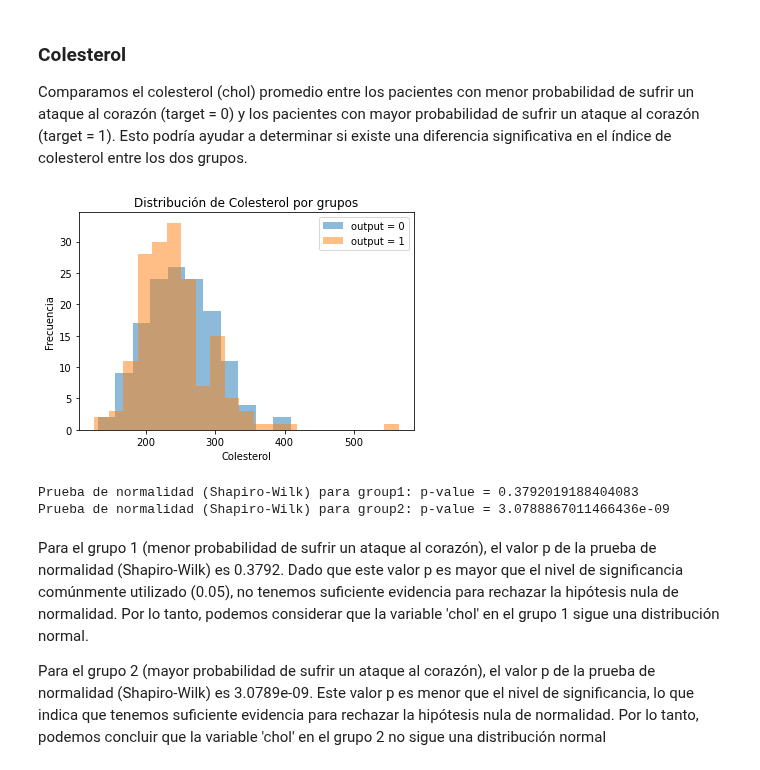
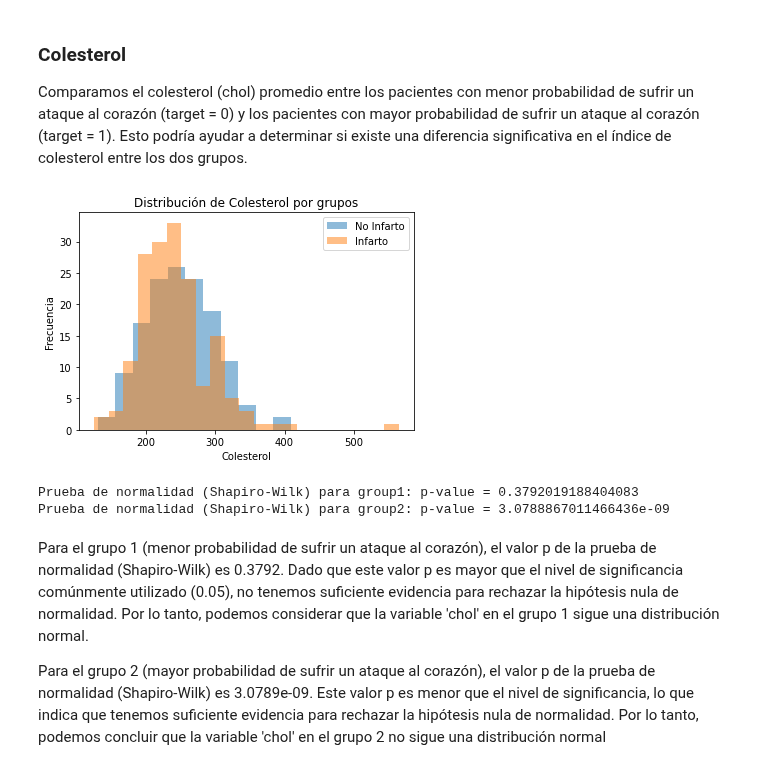
Before and after one commit to OscarTienda/heart-attack-analysis-prection, a Jupyter notebook: code/heart-attack-analysis-prediction.ipynb, the cells around one changed output. Cells and saved outputs as stored; diff of their text form; code cells hidden in the pictures.

```diff
--- a/code/heart-attack-analysis-prediction.ipynb
+++ b/code/heart-attack-analysis-prediction.ipynb
@@ -378,24 +408,24 @@ Comparamos el colesterol (chol) promedio entre los pacientes con menor probabili
 # %%
 # Realizar pruebas de normalidad
 group1_chol = group1['chol']
 group2_chol = group2['chol']
 
 # Verificación de la normalidad
 plt.figure()
-plt.hist(group1_chol, bins='auto', alpha=0.5, label='output = 0')
-plt.hist(group2_chol, bins='auto', alpha=0.5, label='output = 1')
+plt.hist(group1_chol, bins='auto', alpha=0.5, label='No Infarto')
+plt.hist(group2_chol, bins='auto', alpha=0.5, label='Infarto')
 plt.xlabel('Colesterol')
 plt.ylabel('Frecuencia')
 plt.title('Distribución de Colesterol por grupos')
 plt.legend()
 plt.show()
 
 _, p_value1 = stats.shapiro(group1_chol)
 _, p_value2 = stats.shapiro(group2_chol)
 print('Prueba de normalidad (Shapiro-Wilk) para group1: p-value =', p_value1)
 print('Prueba de normalidad (Shapiro-Wilk) para group2: p-value =', p_value2)
 # %% [output]
-[figure, old version]
+[figure, new version]
 Prueba de normalidad (Shapiro-Wilk) para group1: p-value = 0.3792019188404083
 Prueba de normalidad (Shapiro-Wilk) para group2: p-value = 3.0788867011466436e-09
 # %% [markdown]
```
Also changed, not shown: parts of 28 cells of this notebook.
